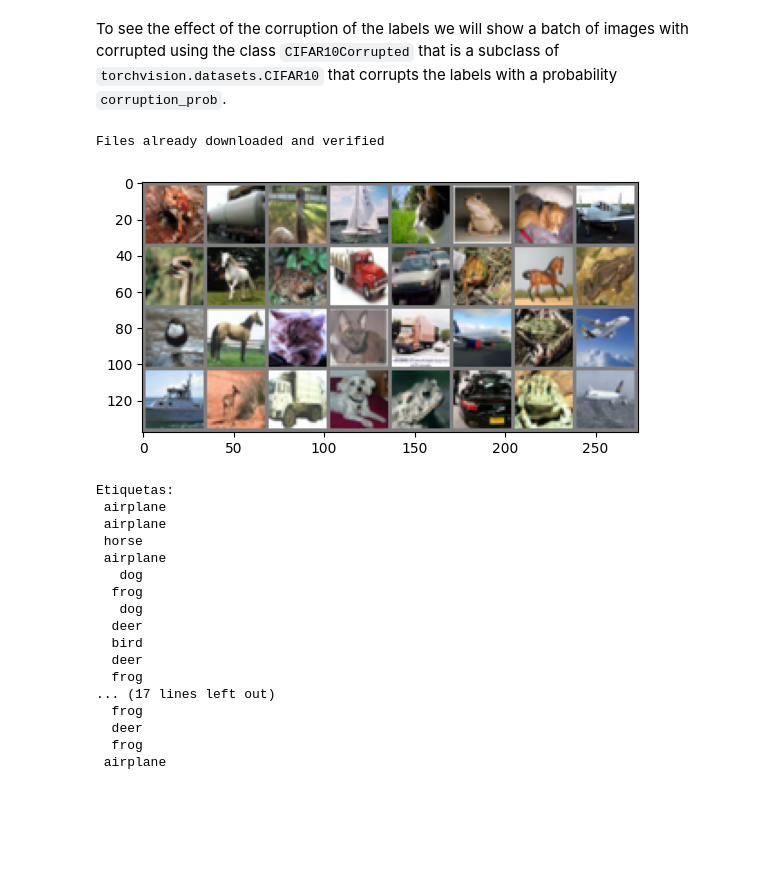
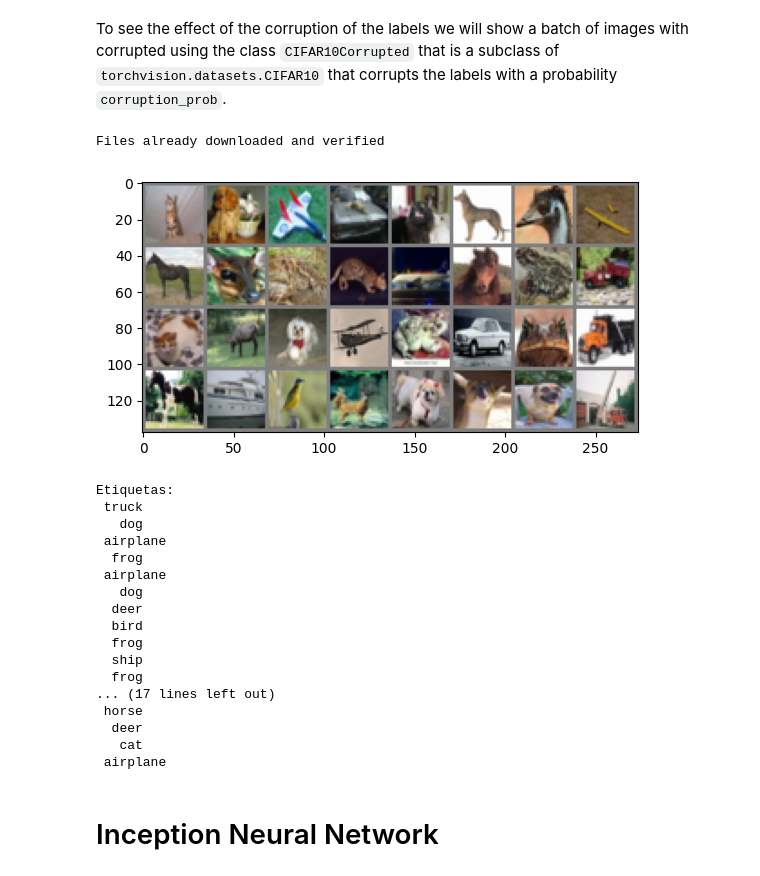
Before and after one commit to jhsilvaz13/rethinking_generalization_randomization_tests, a Jupyter notebook: src/Label Corruption Experiment/Label_Corruption_Inception.ipynb, the cells around one changed output. Saved outputs shown, nothing was run; the diff lists cells and outputs as text; code cells hidden in the pictures; blank space fills up the shorter version.

Commit message:
Added inception results

```diff
--- a/src/Label Corruption Experiment/Label_Corruption_Inception.ipynb
+++ b/src/Label Corruption Experiment/Label_Corruption_Inception.ipynb
@@ -53,49 +52,49 @@ To see the effect of the corruption of the labels we will show a batch of images
 # %%
 def imshow(img):
     img = img / 2 + 0.5  # Desnormalizar
     npimg = img.numpy()
     plt.imshow(np.transpose(npimg, (1, 2, 0)))
     plt.show()
 
-corrupt_prob = 0.5 # Probabilidad de corrupción
+corrupt_prob = 0.8 # Probabilidad de corrupción
 batch_size = 32  # Tamaño del lote
 
 # Transformaciones
 transform = transforms.Compose(
     [transforms.ToTensor(),
      transforms.Normalize((0.5, 0.5, 0.5), (0.5, 0.5, 0.5))])
 
 # Crear el conjunto de datos CIFAR10Corrupted
 trainset = CIFAR10Corrupted(root='./CIFAR', train=True, download=True, transform=transform, corrupt_prob=corrupt_prob)
 train_loader = DataLoader(trainset, batch_size=batch_size, shuffle=True)
 
 # Obtener un lote de imágenes
 data_iter = iter(train_loader)
 images, labels = next(data_iter)
 
 # Mostrar las imágenes
 imshow(torchvision.utils.make_grid(images))
 name_labels = ['airplane', 'automobile', 'bird', 'cat', 'deer', 'dog', 'frog', 'horse', 'ship', 'truck']
 print('Etiquetas: \n', ' '.join('%5s\n' % name_labels[labels[j]] for j in range(batch_size)))
 # %% [output]
 Files already downloaded and verified
-[figure, old version]
+[figure, new version]
 Etiquetas:
+ truck
+   dog
  airplane
+  frog
  airplane
- horse
- airplane
-   dog
-  frog
    dog
   deer
   bird
-  deer
+  frog
+  ship
   frog
 ... (17 lines left out)
-  frog
+ horse
   deer
-  frog
+   cat
  airplane
 # %%
 """
@@ -112,3 +111,5 @@ def get_cifar_dataloaders_corrupted(corrupt_prob=0, batch_size=32):
     testset = CIFAR10Corrupted(root='./CIFAR', train=False, download=True, transform=transform, corrupt_prob=corrupt_prob)
     test_loader = DataLoader(testset, batch_size=batch_size, shuffle=False)
     return train_loader, test_loader
+# %% [markdown]
+# Inception Neural Network
```
Also changed, not shown: parts of 45 cells of this notebook, 8 other files.
